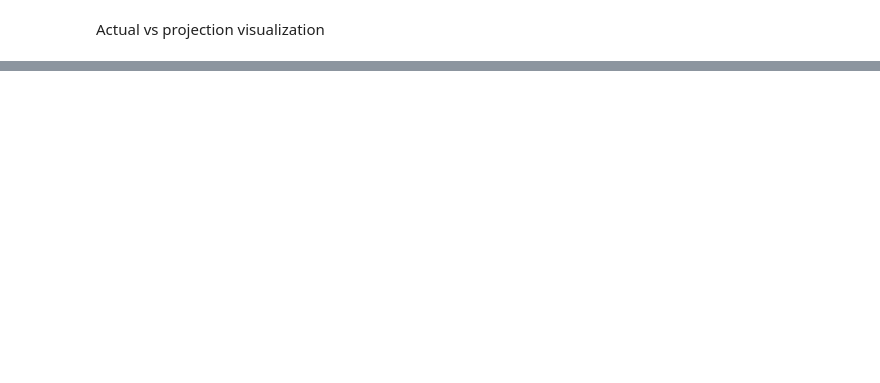
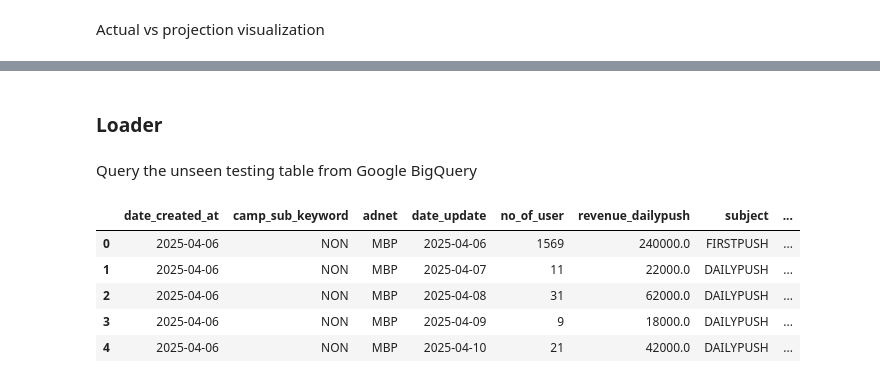
Before and after one commit to mrifala29/ltv-projection, a Jupyter notebook: LTV_Projection_VAS_TimeFM.ipynb, the cells around one changed output, grey strips where cells are left out. Saved outputs shown, nothing was run; the diff lists cells and outputs as text; code cells hidden in the pictures; blank space fills up the shorter version.

Commit message:
Adding unseen data scenario in TimeFM and LSTM

```diff
--- a/LTV_Projection_VAS_TimeFM.ipynb
+++ b/LTV_Projection_VAS_TimeFM.ipynb
@@ -763,0 +768,14 @@ plt.show()
+# %% [markdown]
+### Loader
+# %% [markdown]
+Query the unseen testing table from Google BigQuery
+# %%
+df_unseen = pd.read_gbq(unseen_query, project_id=project_id, dialect='standard')
+df_unseen.head()
+# %% [output]
+|  | date_created_at | camp_sub_keyword | adnet | date_update | no_of_user | revenue_dailypush | subject | ... |
+| 0 | 2025-04-06 | NON | MBP | 2025-04-06 | 1569 | 240000.0 | FIRSTPUSH | ... |
+| 1 | 2025-04-06 | NON | MBP | 2025-04-07 | 11 | 22000.0 | DAILYPUSH | ... |
+| 2 | 2025-04-06 | NON | MBP | 2025-04-08 | 31 | 62000.0 | DAILYPUSH | ... |
+| 3 | 2025-04-06 | NON | MBP | 2025-04-09 | 9 | 18000.0 | DAILYPUSH | ... |
+| 4 | 2025-04-06 | NON | MBP | 2025-04-10 | 21 | 42000.0 | DAILYPUSH | ... |
```
Also changed, not shown: parts of 23 cells of this notebook.
